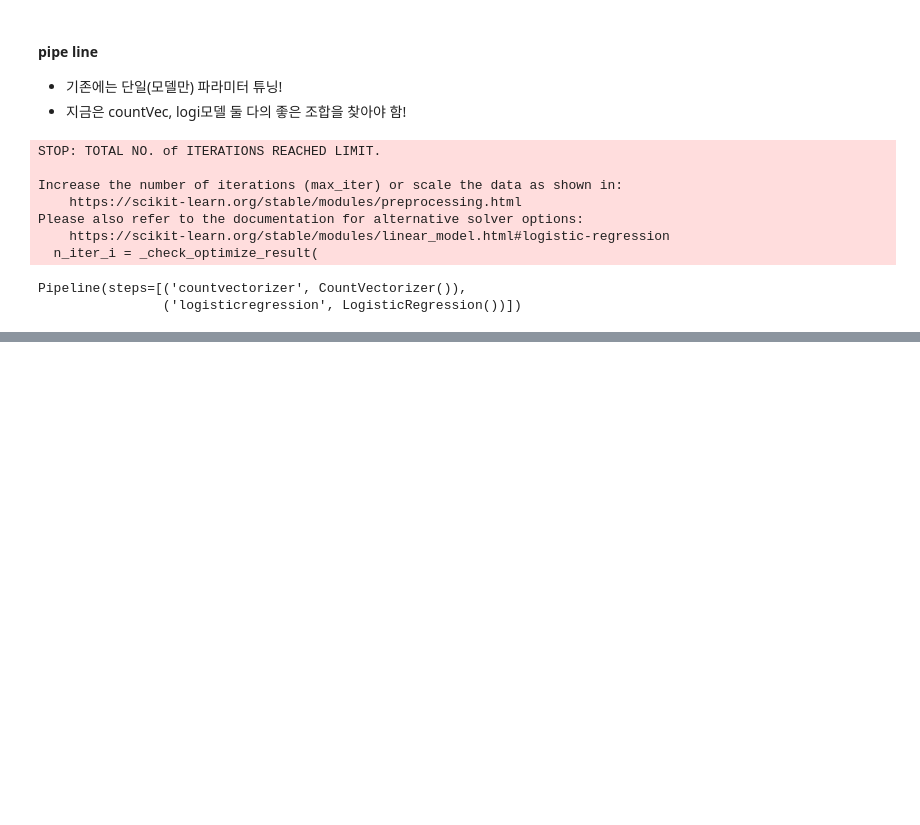
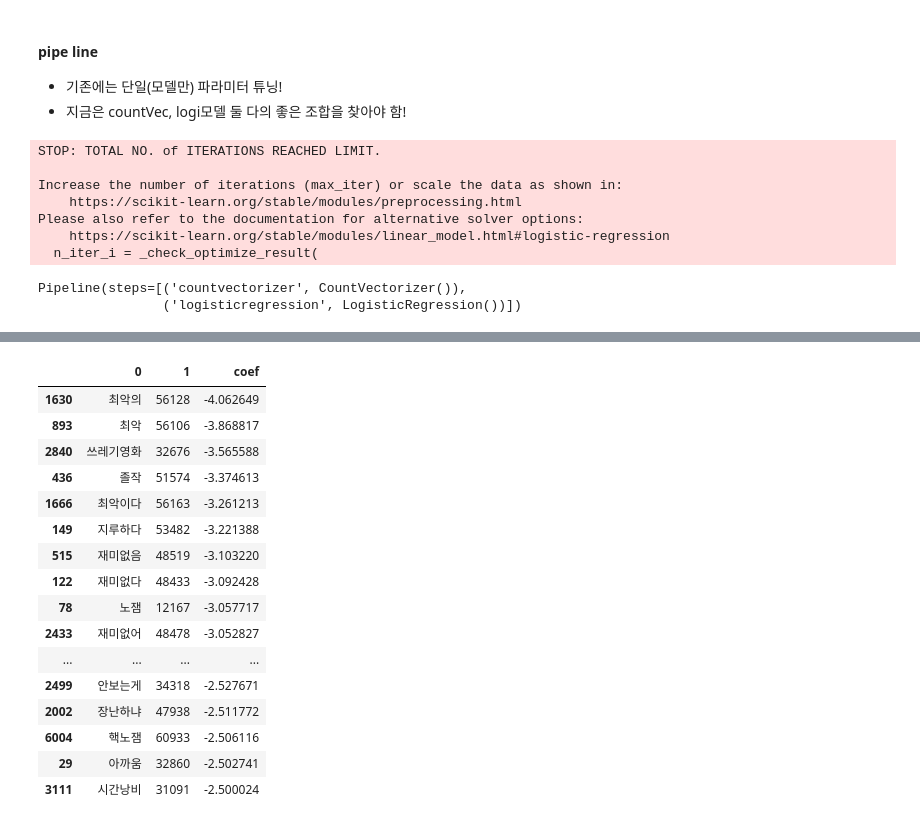
Before and after one commit to likemilktea/GjAiSchool, a Jupyter notebook: 08.머신러닝/ex08_영화리뷰데이터다루기(비정형데이터,텍스트마이닝).ipynb, the cells around one changed output, grey strips where cells are left out. Saved outputs shown, nothing was run; the diff lists cells and outputs as text; code cells hidden in the pictures; blank space fills up the shorter version.

```diff
--- a/08.머신러닝/ex08_영화리뷰데이터다루기(비정형데이터,텍스트마이닝).ipynb
+++ b/08.머신러닝/ex08_영화리뷰데이터다루기(비정형데이터,텍스트마이닝).ipynb
@@ -351,0 +459,3 @@ Pipeline(steps=[('countvectorizer', CountVectorizer()),
+# %%
+# 1. 전치 2. 정렬(인덱스 기준)
+df2 = df.T.sort_values(by=1)
@@ -351,0 +502,20 @@ Pipeline(steps=[('countvectorizer', CountVectorizer()),
+# %%
+df2.head(30)
+# %% [output]
+|  | 0 | 1 | coef |
+| 1630 | 최악의 | 56128 | -4.062649 |
+| 893 | 최악 | 56106 | -3.868817 |
+| 2840 | 쓰레기영화 | 32676 | -3.565588 |
+| 436 | 졸작 | 51574 | -3.374613 |
+| 1666 | 최악이다 | 56163 | -3.261213 |
+| 149 | 지루하다 | 53482 | -3.221388 |
+| 515 | 재미없음 | 48519 | -3.103220 |
+| 122 | 재미없다 | 48433 | -3.092428 |
+| 78 | 노잼 | 12167 | -3.057717 |
+| 2433 | 재미없어 | 48478 | -3.052827 |
+| ... | ... | ... | ... |
+| 2499 | 안보는게 | 34318 | -2.527671 |
+| 2002 | 장난하냐 | 47938 | -2.511772 |
+| 6004 | 핵노잼 | 60933 | -2.506116 |
+| 29 | 아까움 | 32860 | -2.502741 |
+| 3111 | 시간낭비 | 31091 | -2.500024 |
```
Also changed, not shown: parts of 31 cells of this notebook, 9 other files.
